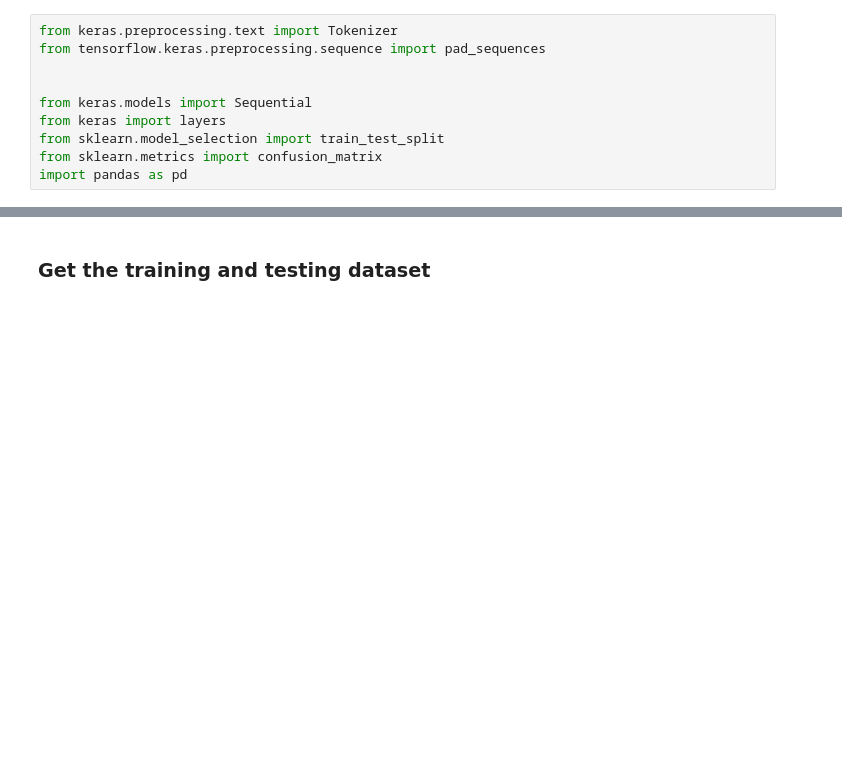
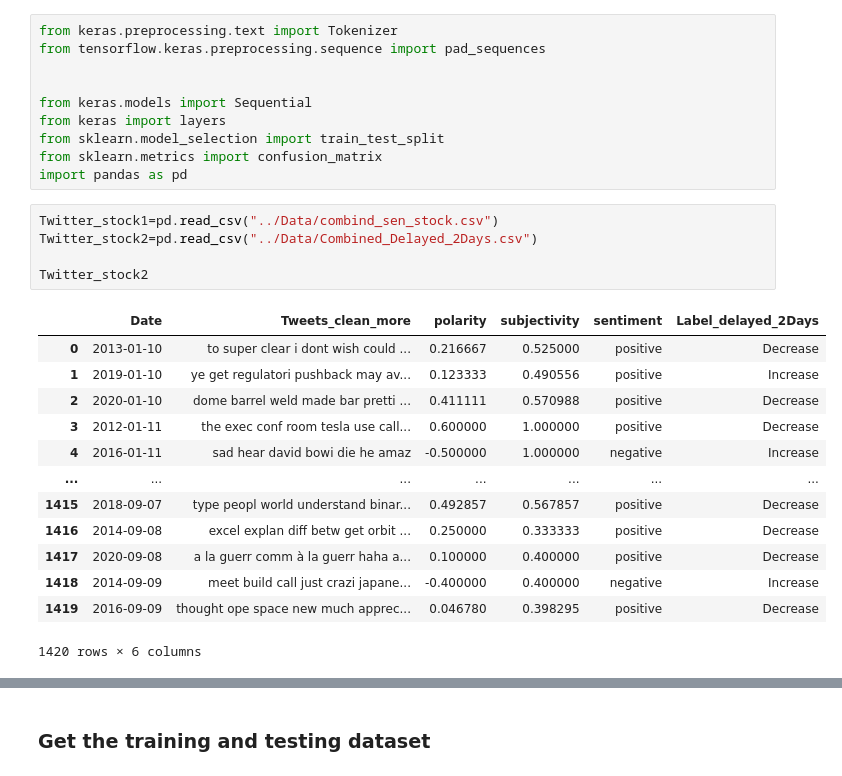
Before and after one commit to xiaodanlu/ANLY-580-Final-Project, a Jupyter notebook: Code/LTSM.ipynb, the cells around one changed output, grey strips where cells are left out. Drawn from its saved outputs; the diff is of its cells as text; blank space fills up the shorter version.

```diff
--- a/Code/LTSM.ipynb
+++ b/Code/LTSM.ipynb
@@ -31,4 +35,23 @@ from keras import layers
 from sklearn.model_selection import train_test_split
 from sklearn.metrics import confusion_matrix
 import pandas as pd
+# %%
+Twitter_stock1=pd.read_csv("../Data/combind_sen_stock.csv")
+Twitter_stock2=pd.read_csv("../Data/Combined_Delayed_2Days.csv")
+
+Twitter_stock2
+# %% [output]
+|  | Date | Tweets_clean_more | polarity | subjectivity | sentiment | Label_delayed_2Days |
+| 0 | 2013-01-10 | to super clear i dont wish could ... | 0.216667 | 0.525000 | positive | Decrease |
+| 1 | 2019-01-10 | ye get regulatori pushback may av... | 0.123333 | 0.490556 | positive | Increase |
+| 2 | 2020-01-10 | dome barrel weld made bar pretti ... | 0.411111 | 0.570988 | positive | Decrease |
+| 3 | 2012-01-11 | the exec conf room tesla use call... | 0.600000 | 1.000000 | positive | Decrease |
+| 4 | 2016-01-11 | sad hear david bowi die he amaz | -0.500000 | 1.000000 | negative | Increase |
+| ... | ... | ... | ... | ... | ... | ... |
+| 1415 | 2018-09-07 | type peopl world understand binar... | 0.492857 | 0.567857 | positive | Decrease |
+| 1416 | 2014-09-08 | excel explan diff betw get orbit ... | 0.250000 | 0.333333 | positive | Decrease |
+| 1417 | 2020-09-08 | a la guerr comm à la guerr haha a... | 0.100000 | 0.400000 | positive | Decrease |
+| 1418 | 2014-09-09 | meet build call just crazi japane... | -0.400000 | 0.400000 | negative | Increase |
+| 1419 | 2016-09-09 | thought ope space new much apprec... | 0.046780 | 0.398295 | positive | Decrease |
+1420 rows × 6 columns
 # %%
```
Also changed, not shown: parts of 18 cells of this notebook.
